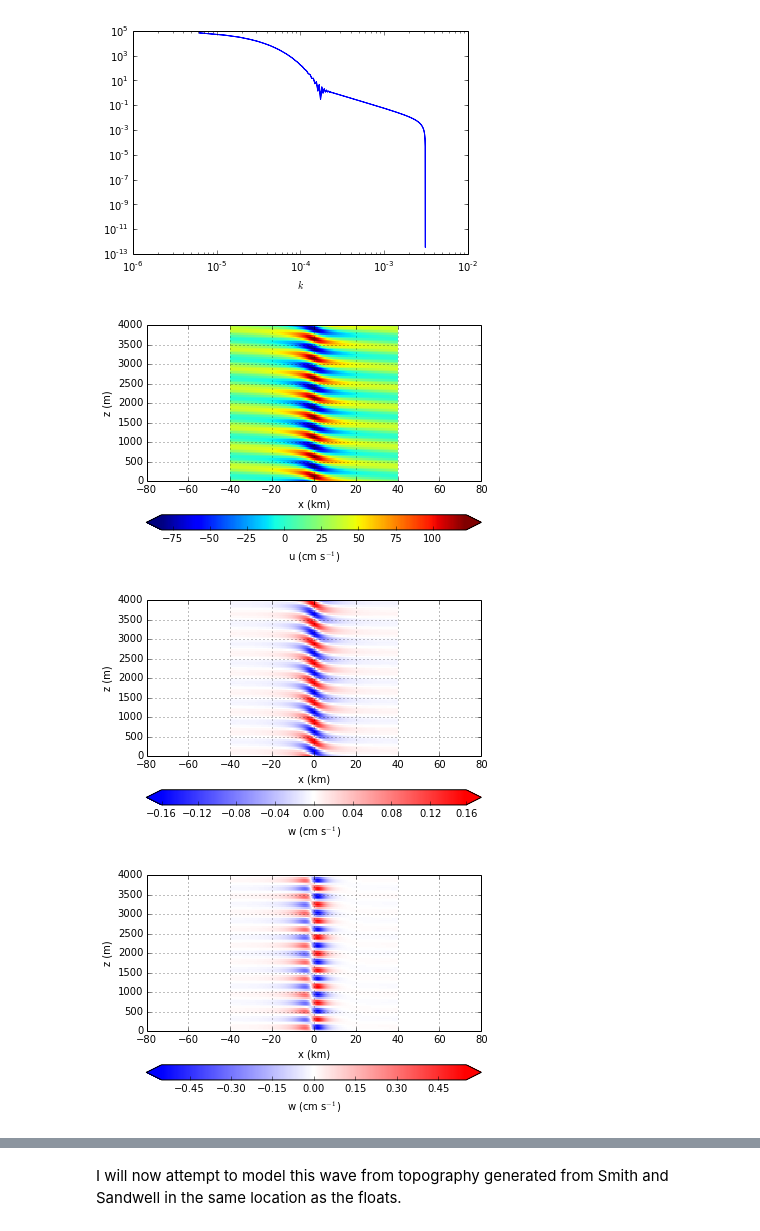
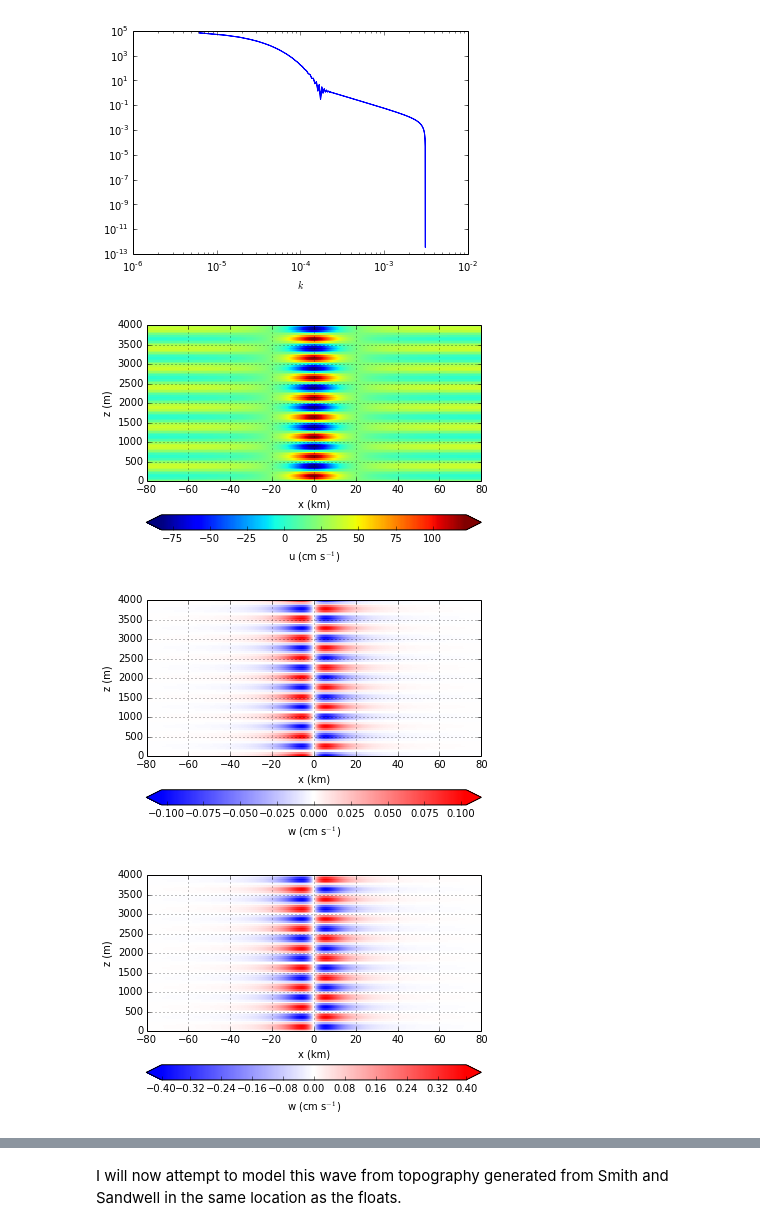
Before and after one commit to jessecusack/DIMES_lee_wave_analysis, a Jupyter notebook: python/Mountain_wave_numerical_solution.ipynb, the cells around one changed output, grey strips where cells are left out. Cells and saved outputs as stored; diff of their text form; code cells hidden in the pictures.

```diff
--- a/python/Mountain_wave_numerical_solution.ipynb
+++ b/python/Mountain_wave_numerical_solution.ipynb
@@ -81,7 +84,7 @@ m[np.isnan(m)] = 0.
 
 xg, zg = np.meshgrid(x, z)
 
-idxs = k >= 0
+idxs = (k >= 0) | (k <= 0)
 
 u = np.zeros_like(xg)[:, idxs]
 v = np.zeros_like(xg)
@@ -98,16 +101,18 @@ for i in xrange(len(z)):
     w[i, :] = np.real(np.fft.ifft(1j*k[idxs]*U*h_k[idxs]*np.exp(1j*m[idxs]*z[i])))
     u[i, :] = np.real(np.fft.ifft(-1j*m[idxs]*U*h_k[idxs]*np.exp(1j*m[idxs]*z[i])))
 
-    wk = 1j*k[idxs]*U*h_k[idxs]*(np.exp(1j*m[idxs]*zi[i]) + 2j*np.sin(m[idxs]*zi[i])/(1 - np.exp(2j*m[idxs]*zT)))
+    wk = 1j*k[idxs]*U*h_k[idxs]*(np.exp(1j*m[idxs]*z[i]) + 2j*np.sin(m[idxs]*z[i])/(1 - np.exp(2j*m[idxs]*zT)))
     wk[np.isnan(wk)] = 0 + 0j
     w2[i, :] = np.real(np.fft.ifft(wk))
 
-    wk = -1j*k[idxs]*h_k[idxs]*np.sin(m[idxs]*(zi[i] - zT))/np.sin(m[idxs])
+    wk = -1j*k[idxs]*h_k[idxs]*np.sin(m[idxs]*(z[i] - zT))/np.sin(m[idxs])
     wk[np.isnan(wk)] = 0 + 0j
     w3[i, :] = np.real(np.fft.ifft(wk))
 
+x_offset = 0.
+
 plt.figure()
-plt.pcolormesh(xg[:, idxs]/1000.+40, zg[:, idxs], 100.*(u+U.real), cmap=plt.get_cmap('jet'))
+plt.pcolormesh(xg[:, idxs]/1000.+x_offset, zg[:, idxs], 100.*(u+U.real), cmap=plt.get_cmap('jet'))
 # plt.fill(x/1000., h, 'k')
 plt.xlim((x.min()/1000., x.max()/1000.))
 plt.ylim((z.min(), z.max()))
@@ -119,42 +124,42 @@ cbar.set_label('u (cm s$^{-1}$)')
 # plt.clim(-np.max(np.abs(u))*100., np.max(np.abs(u))*100.)
 
 plt.figure()
-plt.pcolormesh(xg[:, idxs]/1000.+40, zg[:, idxs], 100.*w, cmap=plt.get_cmap('bwr'))
+plt.pcolormesh(xg[:, idxs]/1000.+x_offset, zg[:, idxs], 100.*w, cmap=plt.get_cmap('bwr'))
 # plt.fill(x/1000., h, 'k')
 plt.xlim((x.min()/1000., x.max()/1000.))
 plt.ylim((z.min(), z.max()))
 plt.grid()
 plt.xlabel('x (km)')
 plt.ylabel('z (m)')
 cbar = plt.colorbar(orientation='horizontal', extend='both')
 cbar.set_label('w (cm s$^{-1}$)')
 plt.clim(-np.max(np.abs(w))*100., np.max(np.abs(w))*100.)
 
 plt.figure()
-plt.pcolormesh(xg[:, idxs]/1000.+40, zg[:, idxs], 100.*w2, cmap=plt.get_cmap('bwr'))
+plt.pcolormesh(xg[:, idxs]/1000.+x_offset, zg[:, idxs], 100.*w2, cmap=plt.get_cmap('bwr'))
 # plt.fill(x/1000., h, 'k')
 plt.xlim((x.min()/1000., x.max()/1000.))
 plt.ylim((z.min(), z.max()))
 plt.grid()
 plt.xlabel('x (km)')
 plt.ylabel('z (m)')
 cbar = plt.colorbar(orientation='horizontal', extend='both')
 cbar.set_label('w (cm s$^{-1}$)')
 plt.clim(-np.max(np.abs(w2))*100., np.max(np.abs(w2))*100.)
 
 plt.figure()
-plt.pcolormesh(xg[:, idxs]/1000.+40, zg[:, idxs], 100.*w3, cmap=plt.get_cmap('bwr'))
+plt.pcolormesh(xg[:, idxs]/1000.+x_offset, zg[:, idxs], 100.*w3, cmap=plt.get_cmap('bwr'))
 # plt.fill(x/1000., h, 'k')
 plt.xlim((x.min()/1000., x.max()/1000.))
 plt.ylim((z.min(), z.max()))
 plt.grid()
 plt.xlabel('x (km)')
 plt.ylabel('z (m)')
 cbar = plt.colorbar(orientation='horizontal', extend='both')
 cbar.set_label('w (cm s$^{-1}$)')
 plt.clim(-np.max(np.abs(w3))*100., np.max(np.abs(w3))*100.)
 # %% [output]
 [figure]
-[figure, old version]
+[figure, new version]
-[figure, old version]
+[figure, new version]
-[figure, old version]
+[figure, new version]
```
Also changed, not shown: parts of 2 cells of this notebook.
